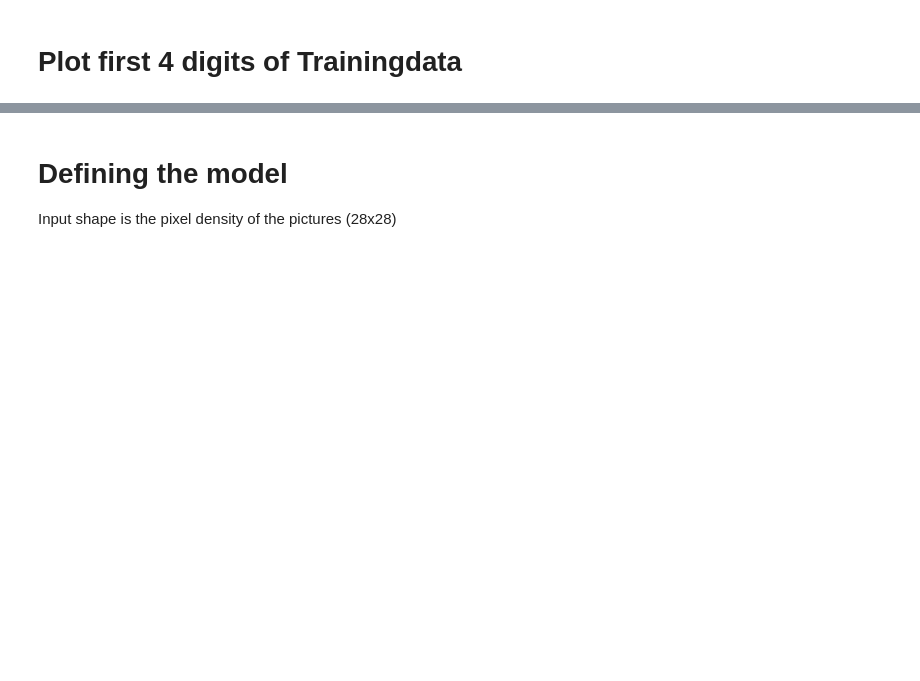
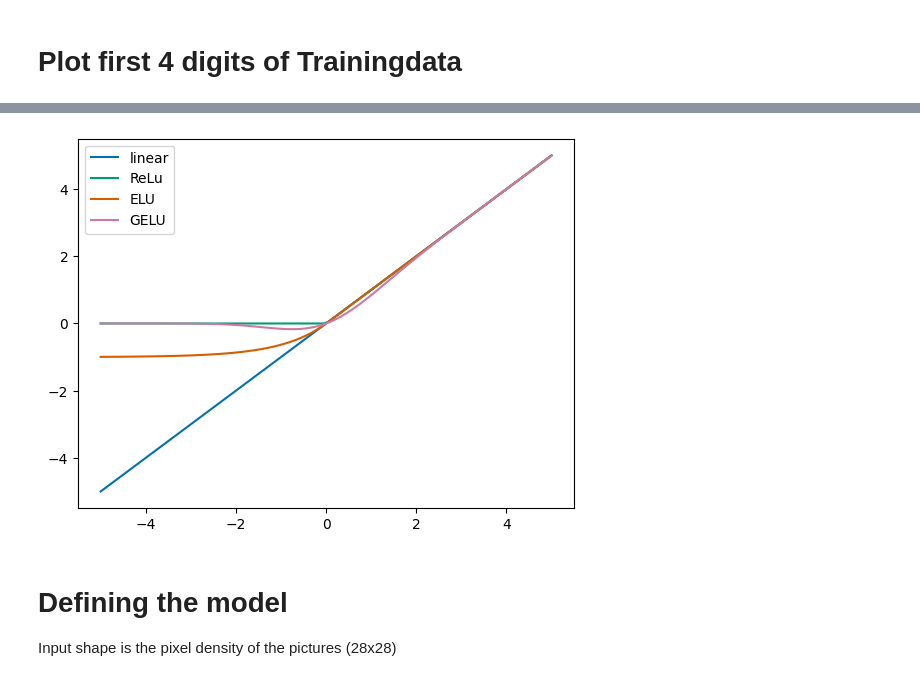
Before and after one commit to R4vante/School, a Jupyter notebook: Statistical_Learning/Machine_learning/Deep_learning/Classification/Hand_number.ipynb, the cells around one changed output, grey strips where cells are left out. Cells and saved outputs as stored; diff of their text form; code cells hidden in the pictures; blank space fills up the shorter version.

```diff
--- a/Statistical_Learning/Machine_learning/Deep_learning/Classification/Hand_number.ipynb
+++ b/Statistical_Learning/Machine_learning/Deep_learning/Classification/Hand_number.ipynb
@@ -56,3 +99,23 @@ plt.show()
+# %%
+activation_layer1 = layers.Activation('linear')
+activation_layer2 = layers.Activation('relu')
+activation_layer3 = layers.Activation('elu')
+activation_layer4 = layers.Activation('gelu')
+x = tf.linspace(-5,5,100)
+y1 = activation_layer1(x)
+y2 = activation_layer2(x)
+y3 = activation_layer3(x)
+y4 = activation_layer4(x)
+
+plt.plot(x,y1, label = 'linear')
+plt.plot(x,y2, label = 'ReLu')
+plt.plot(x,y3, label = 'ELU')
+plt.plot(x,y4, label = 'GELU')
+
+plt.legend()
+plt.show()
+# %% [output]
+[figure, added]
 # %% [markdown]
 # Defining the model
 
```
Also changed, not shown: parts of 24 cells of this notebook, 1 other file.
